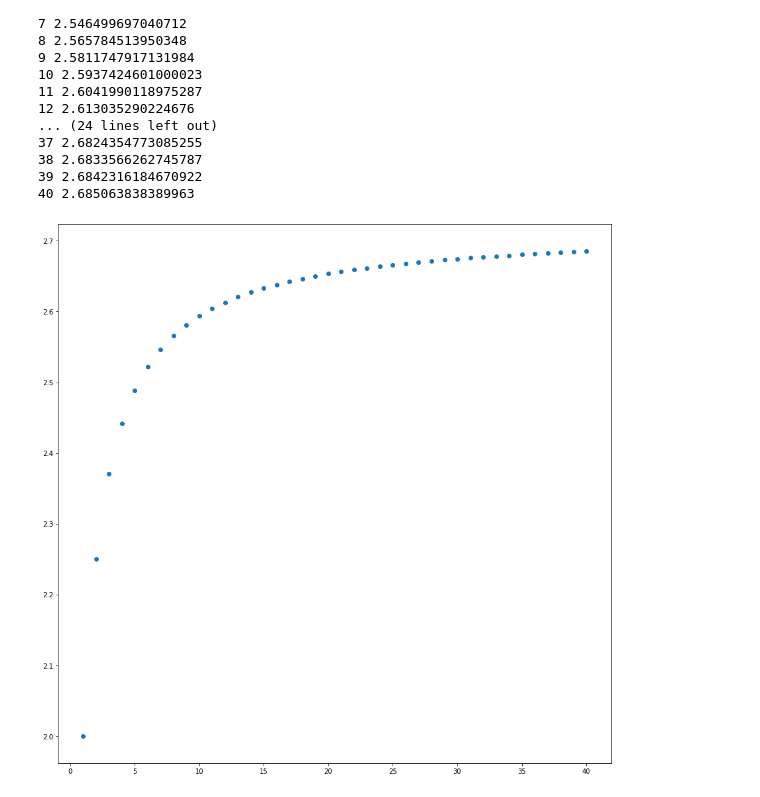
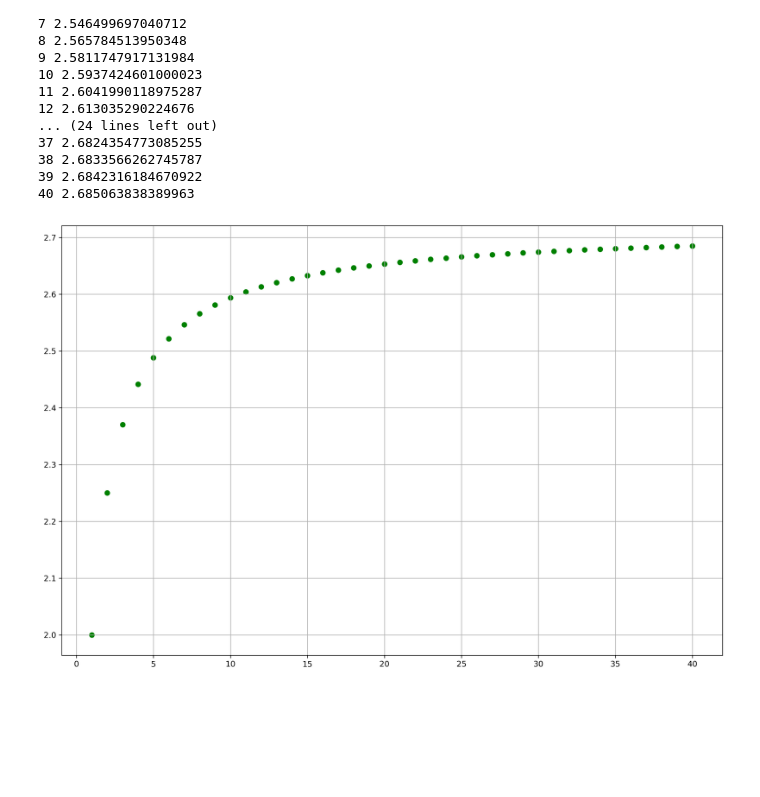
Before and after one commit to edirab/Lovely-Notebooks, a Jupyter notebook: Euler-number.ipynb, the cells around one changed output. Saved outputs shown, nothing was run; the diff lists cells and outputs as text; code cells hidden in the pictures; blank space fills up the shorter version.

```diff
--- a/Euler-number.ipynb
+++ b/Euler-number.ipynb
@@ -33,8 +33,9 @@ for i in range(1, 41, 1):
 # %%
 from matplotlib import pyplot as plt
 
-plt.figure(figsize=(15, 15))
-plt.scatter(x, y)
+plt.figure(figsize=(15, 10), dpi=300)
+plt.scatter(x, y, color='g')
+plt.grid()
 plt.show()
 # %% [output]
-[figure, old version]
+[figure, new version]
```
Also changed, not shown: 7 other files.
